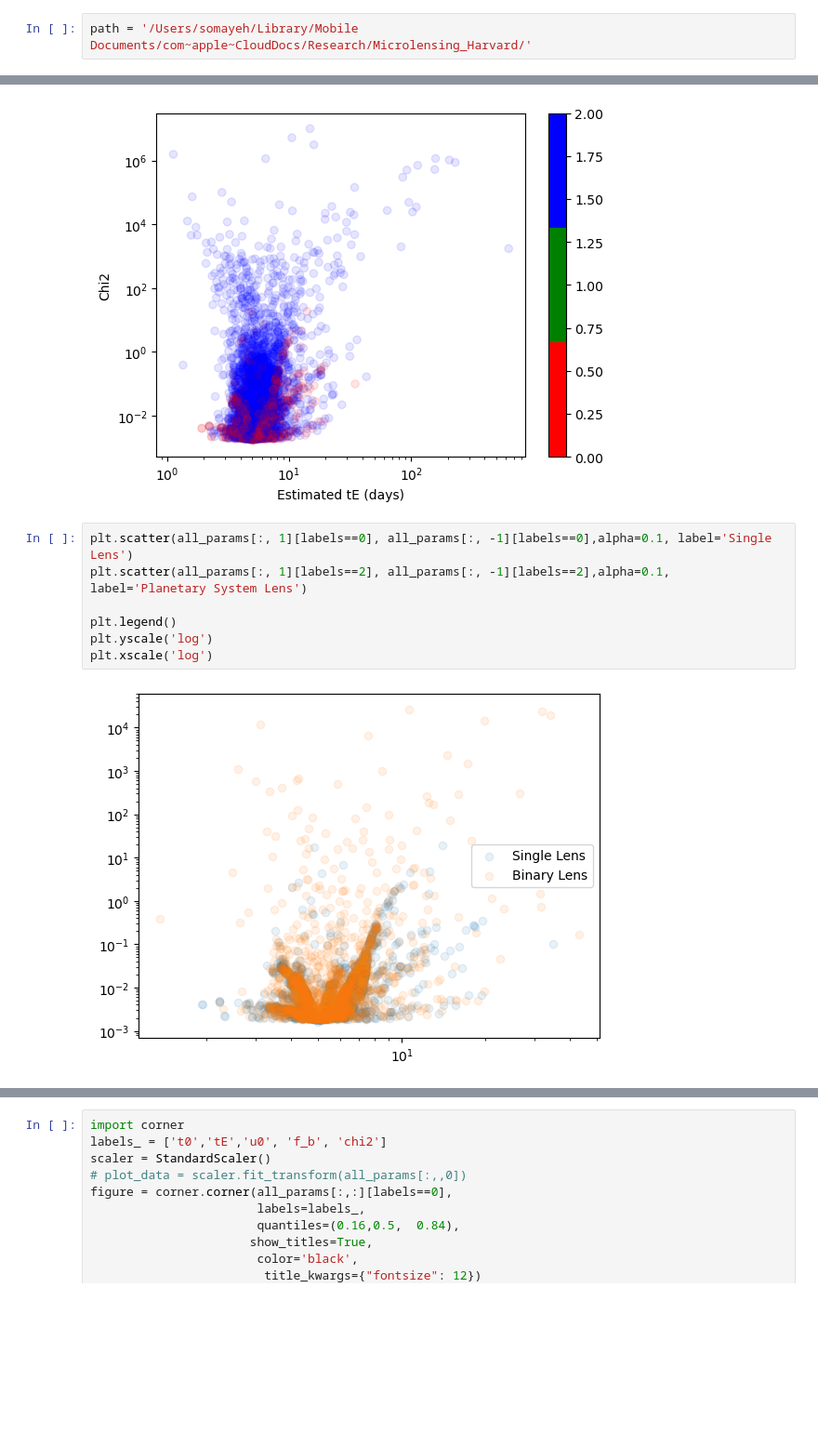
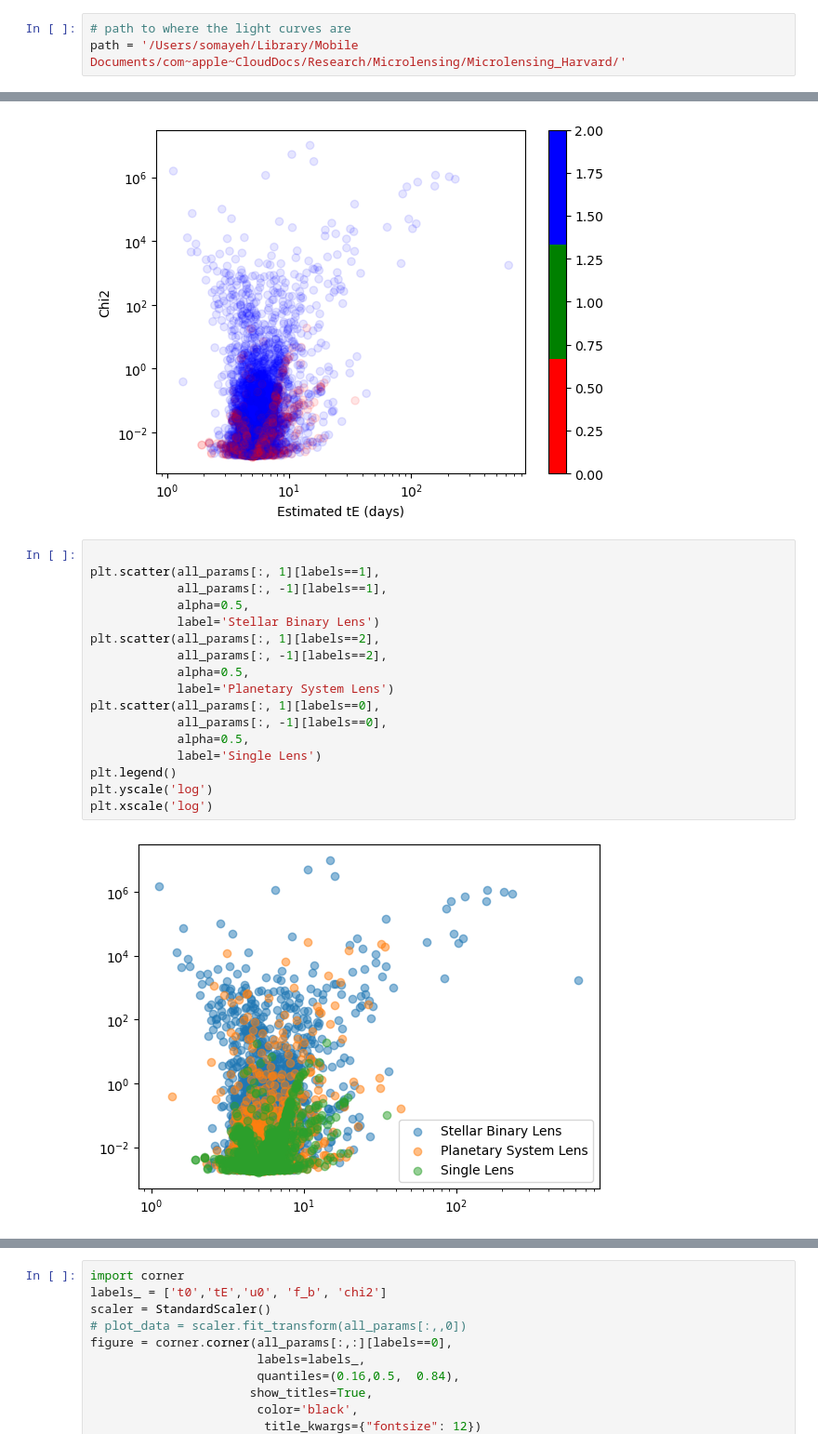
Before and after one commit to Somayeh91/Early_Detection_of_microlensing, a Jupyter notebook: Fit_PSPL.ipynb, the cells around one changed output, grey strips where cells are left out. Shown at 93% size. Cells and saved outputs as stored; diff of their text form; blank space fills up the shorter version.

```diff
--- a/Fit_PSPL.ipynb
+++ b/Fit_PSPL.ipynb
@@ -11,3 +16,4 @@ from sklearn.preprocessing import StandardScaler
 # %%
-path = '/Users/somayeh/Library/Mobile Documents/com~apple~CloudDocs/Research/Microlensing_Harvard/'
+# path to where the light curves are
+path = '/Users/somayeh/Library/Mobile Documents/com~apple~CloudDocs/Research/Microlensing/Microlensing_Harvard/'
 # %%
@@ -58,12 +69,22 @@ plt.xscale('log')
 # %% [output]
 [figure]
 # %%
-plt.scatter(all_params[:, 1][labels==0], all_params[:, -1][labels==0],alpha=0.1, label='Single Lens')
-plt.scatter(all_params[:, 1][labels==2], all_params[:, -1][labels==2],alpha=0.1, label='Planetary System Lens')
 
+plt.scatter(all_params[:, 1][labels==1],
+            all_params[:, -1][labels==1],
+            alpha=0.5,
+            label='Stellar Binary Lens')
+plt.scatter(all_params[:, 1][labels==2],
+            all_params[:, -1][labels==2],
+            alpha=0.5,
+            label='Planetary System Lens')
+plt.scatter(all_params[:, 1][labels==0],
+            all_params[:, -1][labels==0],
+            alpha=0.5,
+            label='Single Lens')
 plt.legend()
 plt.yscale('log')
 plt.xscale('log')
 # %% [output]
-[figure, old version]
+[figure, new version]
 # %%
```
Also changed, not shown: parts of 8 cells of this notebook, 7 other files.
